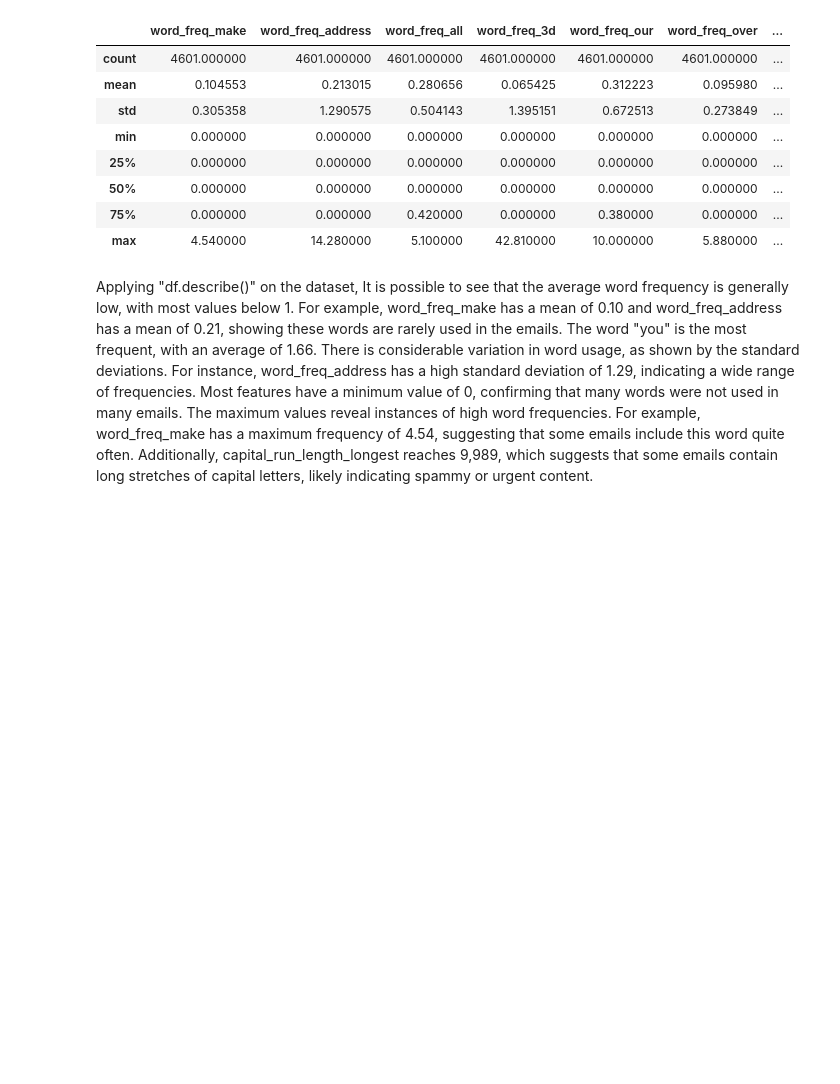
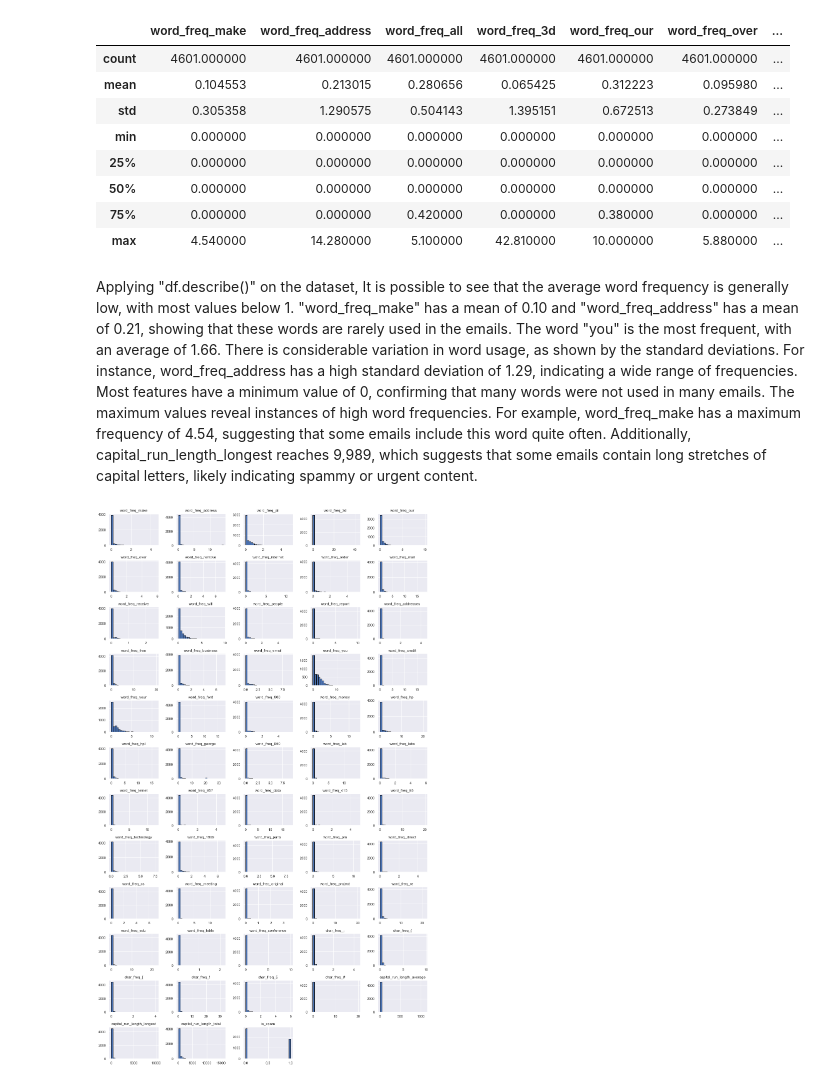
Before and after one commit to Aline-Menezes-Silva/CCT_L8_HDip-in-Data-Analytics, a Jupyter notebook: CA1_HDIP_DPrep_FT-SB_V4_Aline.ipynb, the cells around one changed output. Drawn from its saved outputs; the diff is of its cells as text; code cells hidden in the pictures; blank space fills up the shorter version.

```diff
--- a/CA1_HDIP_DPrep_FT-SB_V4_Aline.ipynb
+++ b/CA1_HDIP_DPrep_FT-SB_V4_Aline.ipynb
@@ -350,6 +351,11 @@ dtypes: bool(1), float64(55), int64(2)
 memory usage: 2.0 MB
 # %% [markdown]
 After treating the missing values, the dataset is now complete, with no missing entries and all features represented as numerical values format.
+# %%
+# Encoding  the column "is Spam"
+
+encoder = LabelEncoder()
+df['is_spam'] = encoder.fit_transform(df['is_spam'])
 # %%
 # statistical summary of the dataset
 
@@ -365,6 +371,15 @@ df.describe()
 | 75% | 0.000000 | 0.000000 | 0.420000 | 0.000000 | 0.380000 | 0.000000 | ... |
 | max | 4.540000 | 14.280000 | 5.100000 | 42.810000 | 10.000000 | 5.880000 | ... |
 # %% [markdown]
-Applying "df.describe()" on the dataset, It is possible to see that the average word frequency is generally low, with most values below 1. For example, word_freq_make has a mean of 0.10 and word_freq_address has a mean of 0.21, showing these words are rarely used in the emails. The word "you" is the most frequent, with an average of 1.66.
+Applying "df.describe()" on the dataset, It is possible to see that the average word frequency is generally low, with most values below 1. "word_freq_make" has a mean of 0.10 and "word_freq_address" has a mean of 0.21, showing that these words are rarely used in the emails. The word "you" is the most frequent, with an average of 1.66.
 There is considerable variation in word usage, as shown by the standard deviations. For instance, word_freq_address has a high standard deviation of 1.29, indicating a wide range of frequencies. Most features have a minimum value of 0, confirming that many words were not used in many emails.
 The maximum values reveal instances of high word frequencies. For example, word_freq_make has a maximum frequency of 4.54, suggesting that some emails include this word quite often. Additionally, capital_run_length_longest reaches 9,989, which suggests that some emails contain long stretches of capital letters, likely indicating spammy or urgent content.
+# %%
+# Features distribuition
+
+numeric_df = df.select_dtypes(include=[np.number])
+numeric_df.hist(bins=25, figsize=(15, 25), layout=(-1, 5), edgecolor="black")
+plt.tight_layout()
+plt.show()
+# %% [output]
+[figure, added]
```
Also changed, not shown: parts of 48 cells of this notebook.
